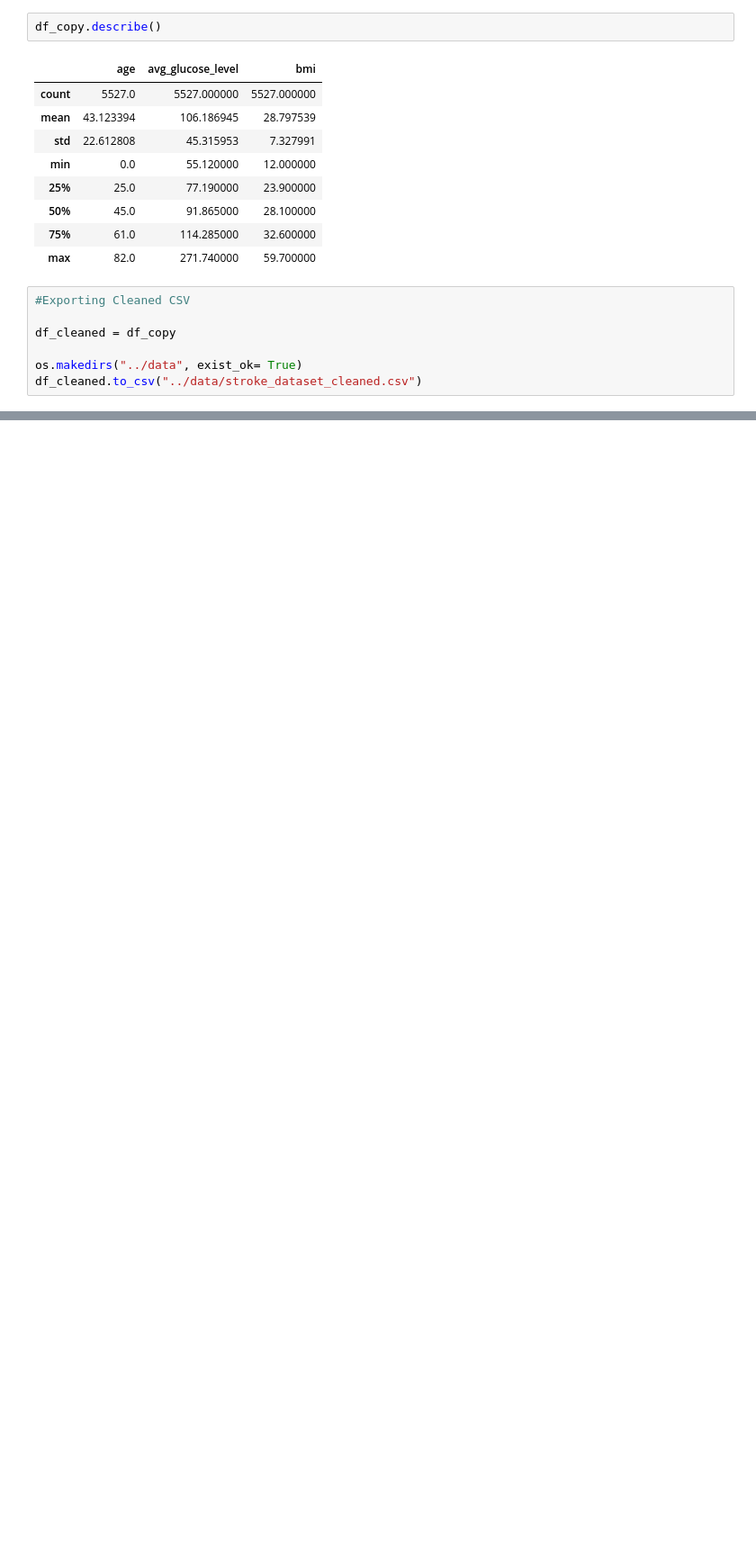
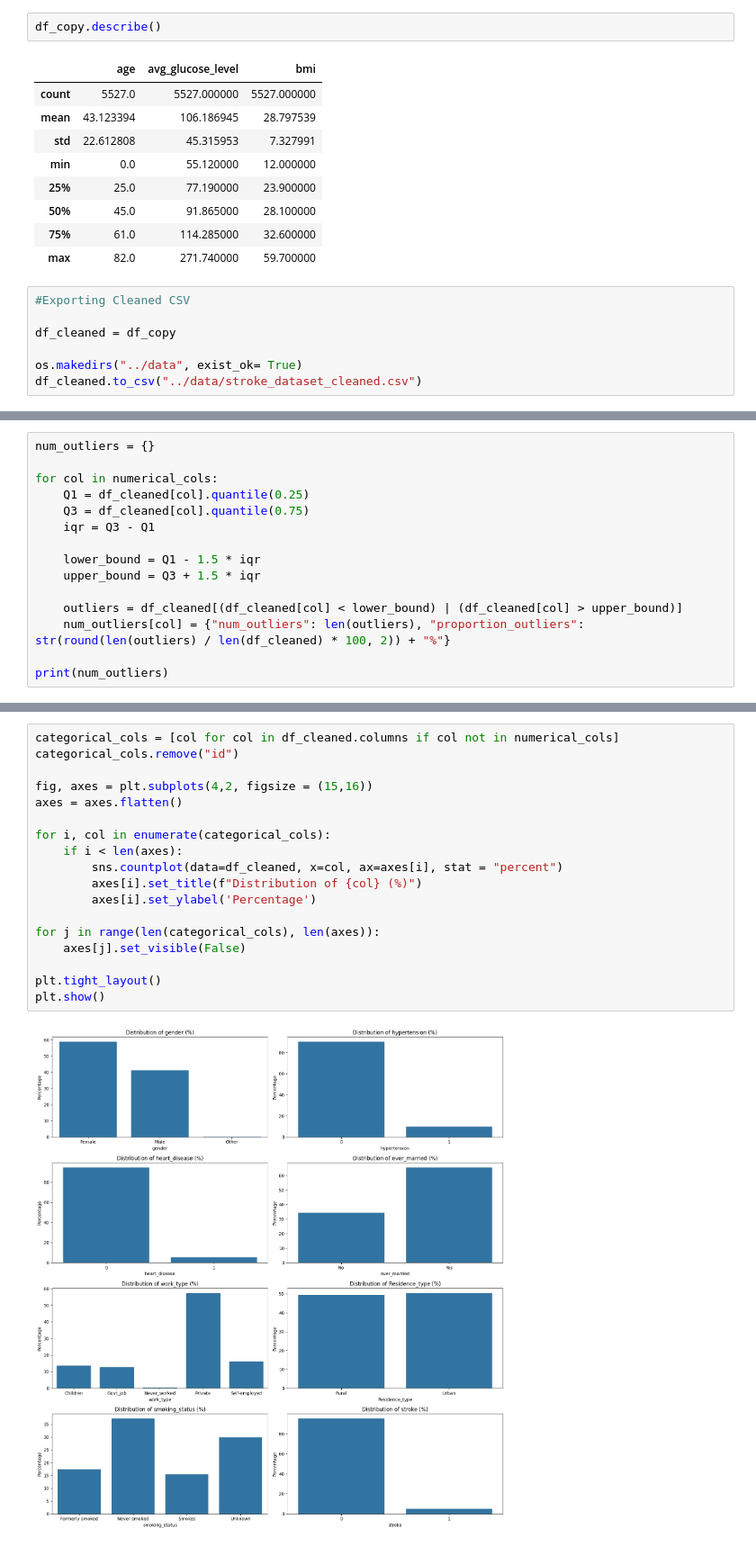
Before and after one commit to nathan-limjw/stroke-risk-analysis, a Jupyter notebook: notebooks/01_exploratory_data_analysis.ipynb, the cells around one changed output, grey strips where cells are left out. Shown at 90% size. Drawn from its saved outputs; the diff is of its cells as text; blank space fills up the shorter version.

```diff
--- a/notebooks/01_exploratory_data_analysis.ipynb
+++ b/notebooks/01_exploratory_data_analysis.ipynb
@@ -563,0 +628,15 @@ df_cleaned.to_csv("../data/stroke_dataset_cleaned.csv")
+# %%
+num_outliers = {}
+
+for col in numerical_cols:
+    Q1 = df_cleaned[col].quantile(0.25)
+    Q3 = df_cleaned[col].quantile(0.75)
+    iqr = Q3 - Q1
+
+    lower_bound = Q1 - 1.5 * iqr
+    upper_bound = Q3 + 1.5 * iqr
+
+    outliers = df_cleaned[(df_cleaned[col] < lower_bound) | (df_cleaned[col] > upper_bound)]
+    num_outliers[col] = {"num_outliers": len(outliers), "proportion_outliers": str(round(len(outliers) / len(df_cleaned) * 100, 2)) + "%"}
+
+print(num_outliers)
@@ -563,0 +653,20 @@ df_cleaned.to_csv("../data/stroke_dataset_cleaned.csv")
+# %%
+categorical_cols = [col for col in df_cleaned.columns if col not in numerical_cols]
+categorical_cols.remove("id")
+
+fig, axes = plt.subplots(4,2, figsize = (15,16))
+axes = axes.flatten()
+
+for i, col in enumerate(categorical_cols):
+    if i < len(axes):
+        sns.countplot(data=df_cleaned, x=col, ax=axes[i], stat = "percent")
+        axes[i].set_title(f"Distribution of {col} (%)")
+        axes[i].set_ylabel('Percentage')
+
+for j in range(len(categorical_cols), len(axes)):
+    axes[j].set_visible(False)
+
+plt.tight_layout()
+plt.show()
+# %% [output]
+[figure, added]
```
Also changed, not shown: parts of 33 cells of this notebook, 2 other files.
